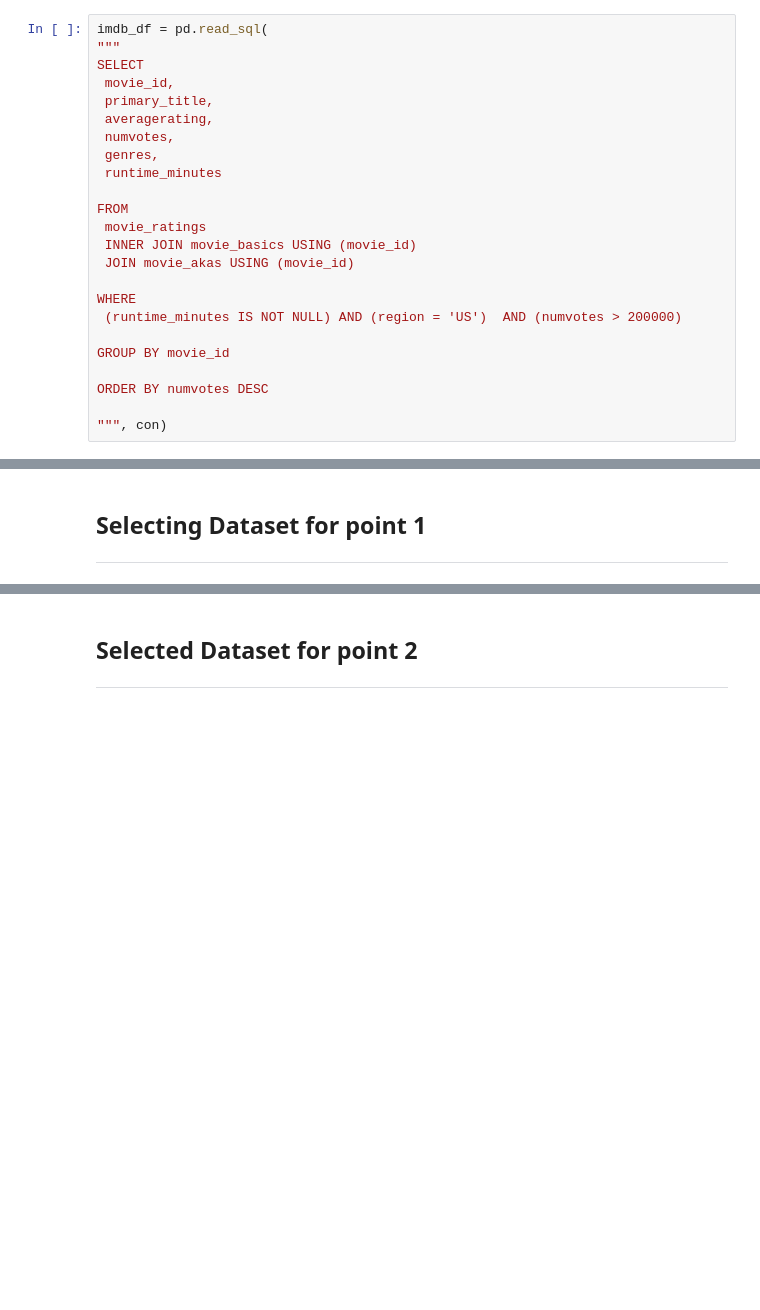
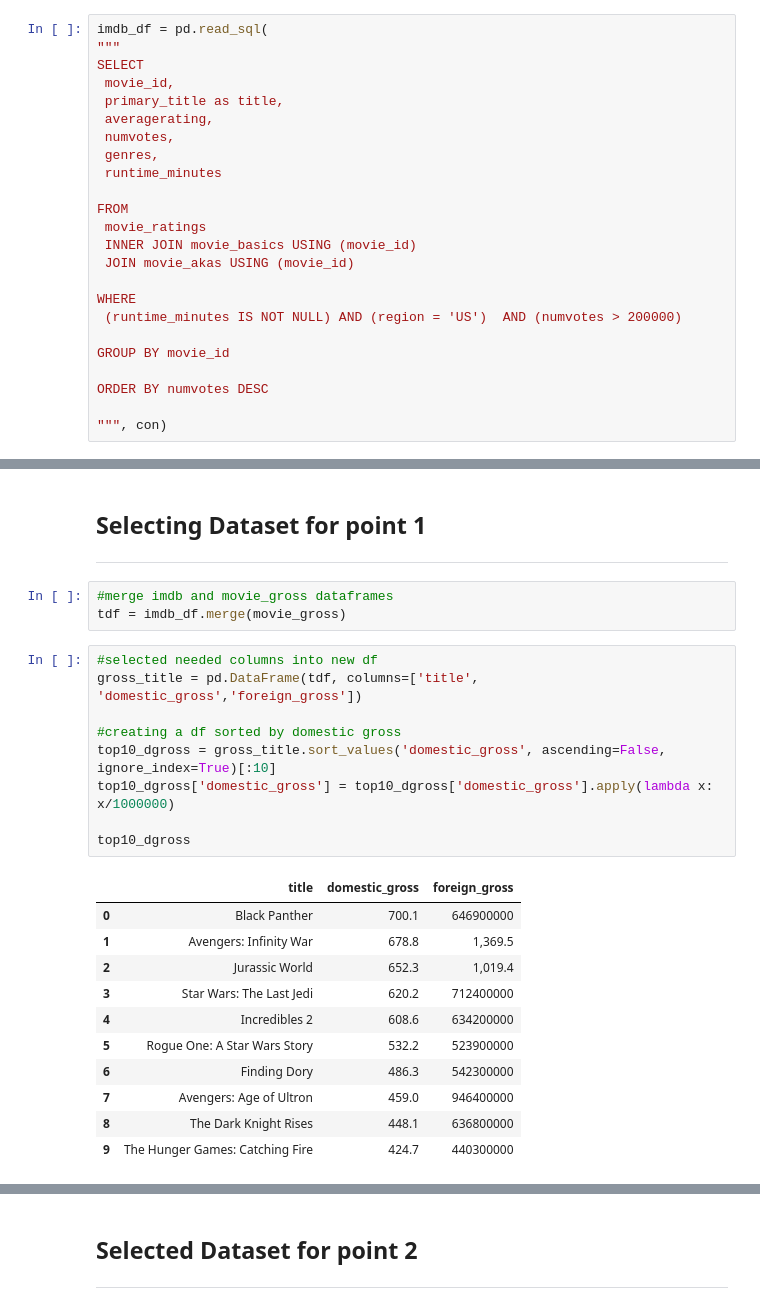
Before and after one commit to cleatw/Project1, a Jupyter notebook: Project 1 Notebook.ipynb, the cells around one changed output, grey strips where cells are left out. Saved outputs shown, nothing was run; the diff lists cells and outputs as text; blank space fills up the shorter version.

Commit message:
added imports and code for data point 1

```diff
--- a/Project 1 Notebook.ipynb
+++ b/Project 1 Notebook.ipynb
@@ -38,7 +41,7 @@ imdb_df = pd.read_sql(
 """
 SELECT
  movie_id,
- primary_title,
+ primary_title as title,
  averagerating,
  numvotes,
  genres,
@@ -217,3 +220,27 @@ memory usage: 271.2+ KB
 # %% [markdown]
 ## Selecting Dataset for point 1
 ---
+# %%
+#merge imdb and movie_gross dataframes
+tdf = imdb_df.merge(movie_gross)
+# %%
+#selected needed columns into new df
+gross_title = pd.DataFrame(tdf, columns=['title', 'domestic_gross','foreign_gross'])
+
+#creating a df sorted by domestic gross
+top10_dgross = gross_title.sort_values('domestic_gross', ascending=False, ignore_index=True)[:10]
+top10_dgross['domestic_gross'] = top10_dgross['domestic_gross'].apply(lambda x: x/1000000)
+
+top10_dgross
+# %% [output]
+|  | title | domestic_gross | foreign_gross |
+| 0 | Black Panther | 700.1 | 646900000 |
+| 1 | Avengers: Infinity War | 678.8 | 1,369.5 |
+| 2 | Jurassic World | 652.3 | 1,019.4 |
+| 3 | Star Wars: The Last Jedi | 620.2 | 712400000 |
+| 4 | Incredibles 2 | 608.6 | 634200000 |
+| 5 | Rogue One: A Star Wars Story | 532.2 | 523900000 |
+| 6 | Finding Dory | 486.3 | 542300000 |
+| 7 | Avengers: Age of Ultron | 459.0 | 946400000 |
+| 8 | The Dark Knight Rises | 448.1 | 636800000 |
+| 9 | The Hunger Games: Catching Fire | 424.7 | 440300000 |
```
Also changed, not shown: parts of 2 cells of this notebook, 1 other file.
